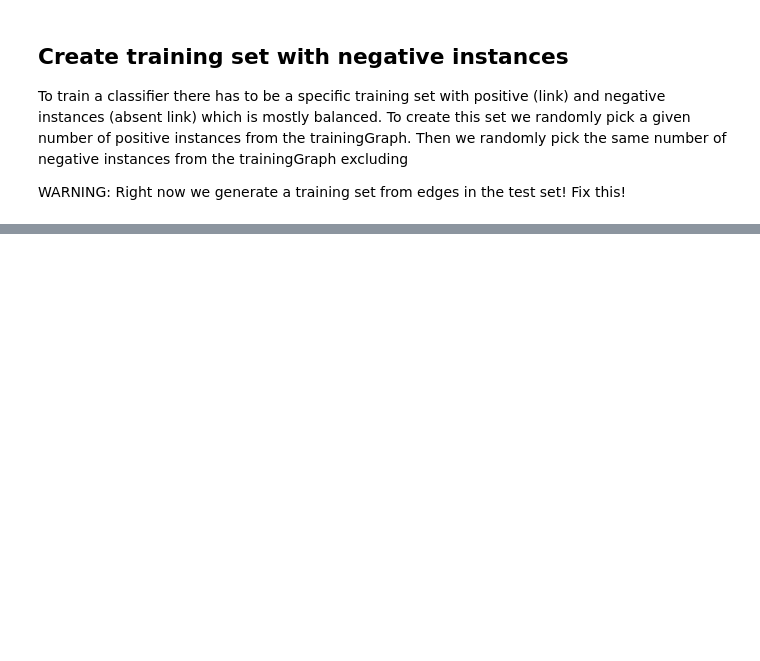
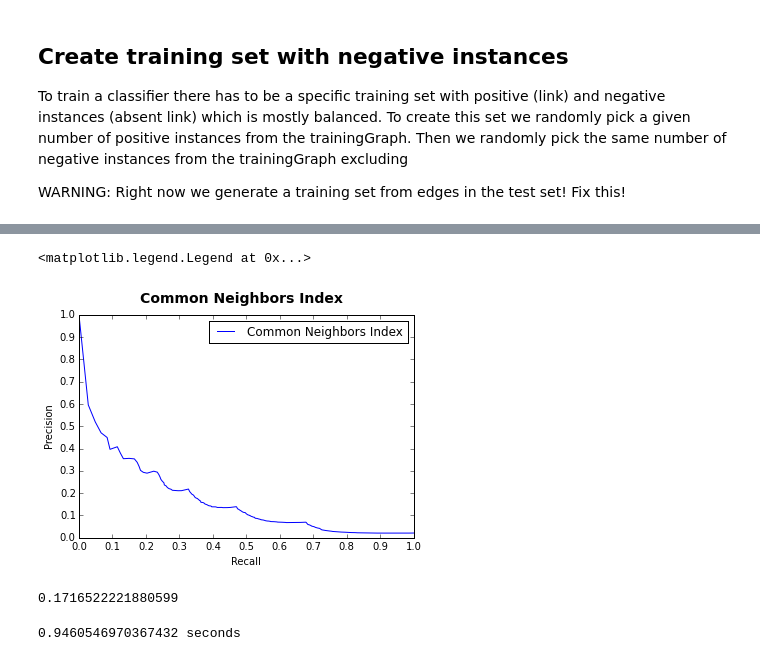
Before and after one commit to kit-parco/networkit-hyperbolic-kd, a Jupyter notebook: Doc/Notebooks/LinkPrediction.ipynb, the cells around one changed output, grey strips where cells are left out. Drawn from its saved outputs; the diff is of its cells as text; code cells hidden in the pictures; blank space fills up the shorter version.

```diff
--- a/Doc/Notebooks/LinkPrediction.ipynb
+++ b/Doc/Notebooks/LinkPrediction.ipynb
@@ -207,9 +118,0 @@ roc.areaUnderCurve()
-# %%
-pr = linkprediction.PrecisionRecallMetric(partitionedGraph[1], dyadScorePairs)
-pr.generatePoints()
-points = pr.getPoints()
-plt.suptitle("Jaccard Index", fontsize=14, fontweight="bold")
-plt.xlabel("Recall")
-plt.ylabel("Precision")
-plt.axis([0, 1, 0, 1])
-plt.plot(points[0], points[1])
@@ -246,9 +118,0 @@ roc.areaUnderCurve()
-# %%
-pr = linkprediction.PrecisionRecallMetric(partitionedGraph[1], dyadScorePairs)
-pr.generatePoints()
-points = pr.getPoints()
-plt.suptitle("Preferential Attachment Index", fontsize=14, fontweight="bold")
-plt.xlabel("Recall")
-plt.ylabel("Precision")
-plt.axis([0, 1, 0, 1])
-plt.plot(points[0], points[1])
@@ -285,9 +118,0 @@ roc.areaUnderCurve()
-# %%
-pr = linkprediction.PrecisionRecallMetric(partitionedGraph[1], dyadScorePairs)
-pr.generatePoints()
-points = pr.getPoints()
-plt.suptitle("Adamic/Adar Index", fontsize=14, fontweight="bold")
-plt.xlabel("Recall")
-plt.ylabel("Precision")
-plt.axis([0, 1, 0, 1])
-plt.plot(points[0], points[1])
@@ -344,0 +161,23 @@ Below is the traceback from this internal error.
+# %%
+X, Y = pr.getCurve(predictions)
+plt.suptitle("Common Neighbors Index", fontsize=14, fontweight="bold")
+plt.xticks([z / 10 for z in range(11)])
+plt.yticks([z / 10 for z in range(11)])
+plt.xlabel("Recall")
+plt.ylabel("Precision")
+plt.axis([0, 1, 0, 1])
+curve, = plt.plot(X, Y, label="Common Neighbors Index")
+plt.legend(handles=[curve])
+# %% [output]
+<matplotlib.legend.Legend at 0x...>
+[figure, added]
+# %%
+pr.getAreaUnderCurve()
+# %% [output]
+0.1716522221880599
+# %%
+startTime = time.time()
+predictions = jaccardIndex.runOnParallel(missingLinks)
+print("%s seconds" % (time.time() - startTime))
+# %% [output]
+0.9460546970367432 seconds
```
Also changed, not shown: parts of 73 cells of this notebook, 10 other files.
